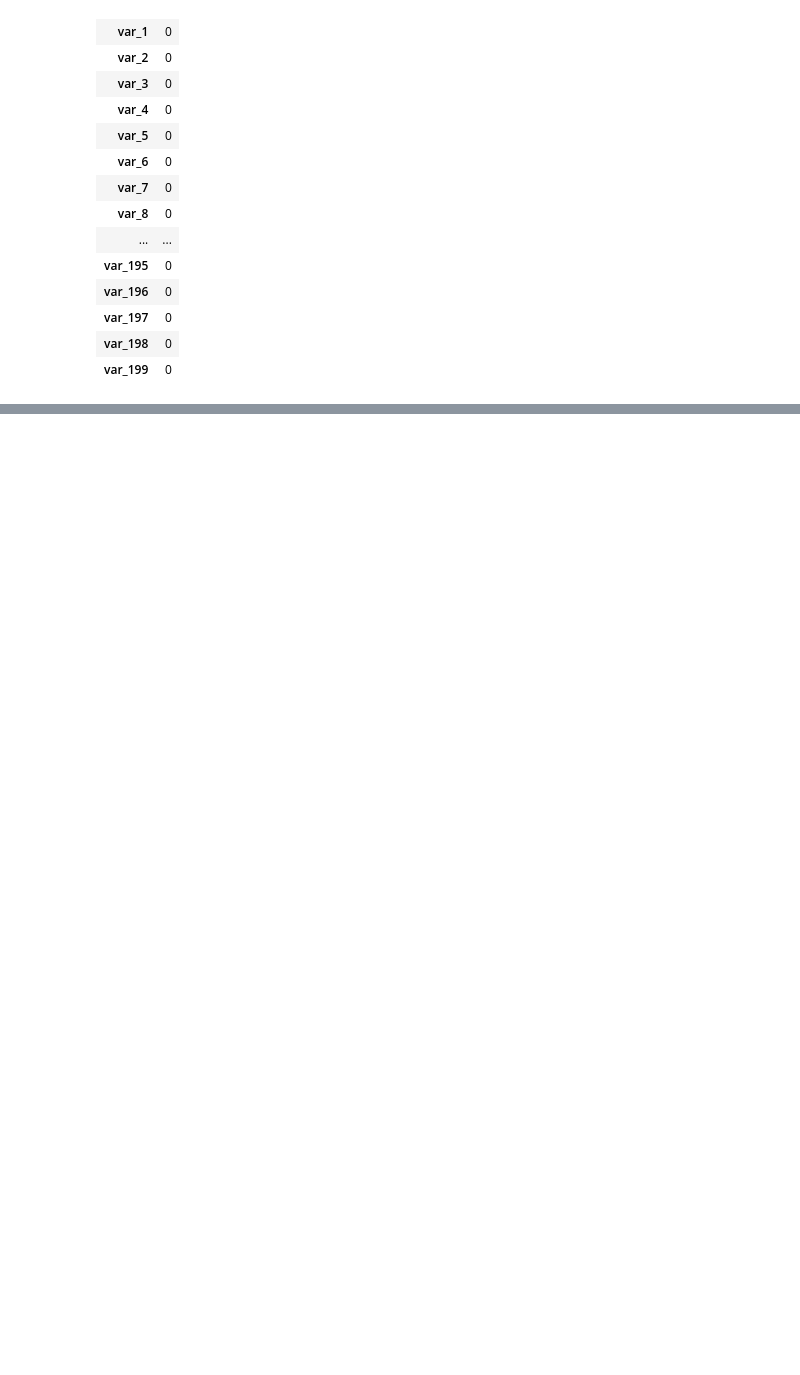
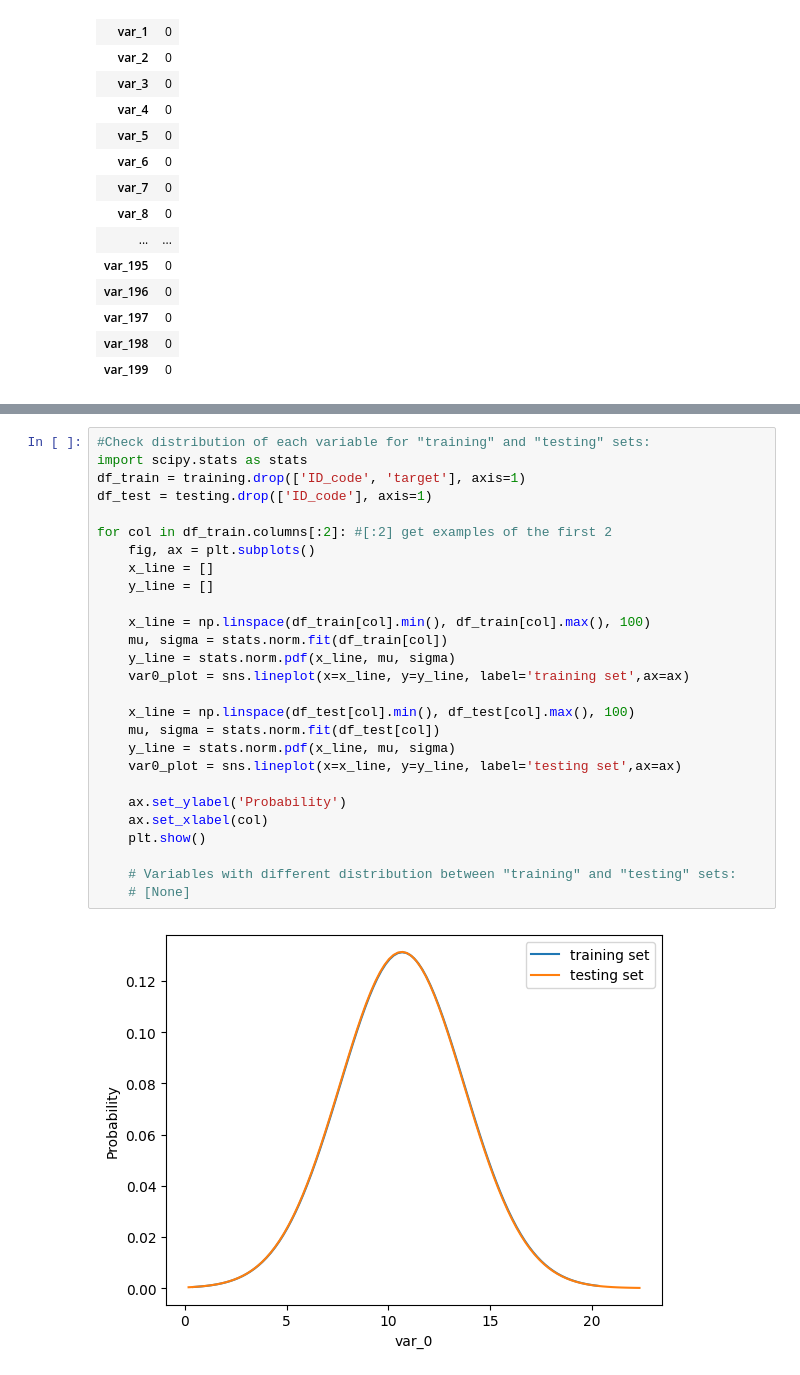
Before and after one commit to huanrafa/ProjectPracticing, a Jupyter notebook: 2023_11(1) Santander Customer Transaction Prediction/Santander.ipynb, the cells around one changed output, grey strips where cells are left out. Drawn from its saved outputs; the diff is of its cells as text; blank space fills up the shorter version.

```diff
--- a/2023_11(1) Santander Customer Transaction Prediction/Santander.ipynb
+++ b/2023_11(1) Santander Customer Transaction Prediction/Santander.ipynb
@@ -131,0 +208,29 @@ Number of null values in each column (testing)
+# %%
+#Check distribution of each variable for "training" and "testing" sets:
+import scipy.stats as stats
+df_train = training.drop(['ID_code', 'target'], axis=1)
+df_test = testing.drop(['ID_code'], axis=1)
+
+for col in df_train.columns[:2]: #[:2] get examples of the first 2
+    fig, ax = plt.subplots()
+    x_line = []
+    y_line = []
+
+    x_line = np.linspace(df_train[col].min(), df_train[col].max(), 100)
+    mu, sigma = stats.norm.fit(df_train[col])
+    y_line = stats.norm.pdf(x_line, mu, sigma)
+    var0_plot = sns.lineplot(x=x_line, y=y_line, label='training set',ax=ax)
+
+    x_line = np.linspace(df_test[col].min(), df_test[col].max(), 100)
+    mu, sigma = stats.norm.fit(df_test[col])
+    y_line = stats.norm.pdf(x_line, mu, sigma)
+    var0_plot = sns.lineplot(x=x_line, y=y_line, label='testing set',ax=ax)
+
+    ax.set_ylabel('Probability')
+    ax.set_xlabel(col)
+    plt.show()
+
+    # Variables with different distribution between "training" and "testing" sets:
+    # [None]
+# %% [output]
+[figure, added]
```
Also changed, not shown: parts of 6 cells of this notebook.
